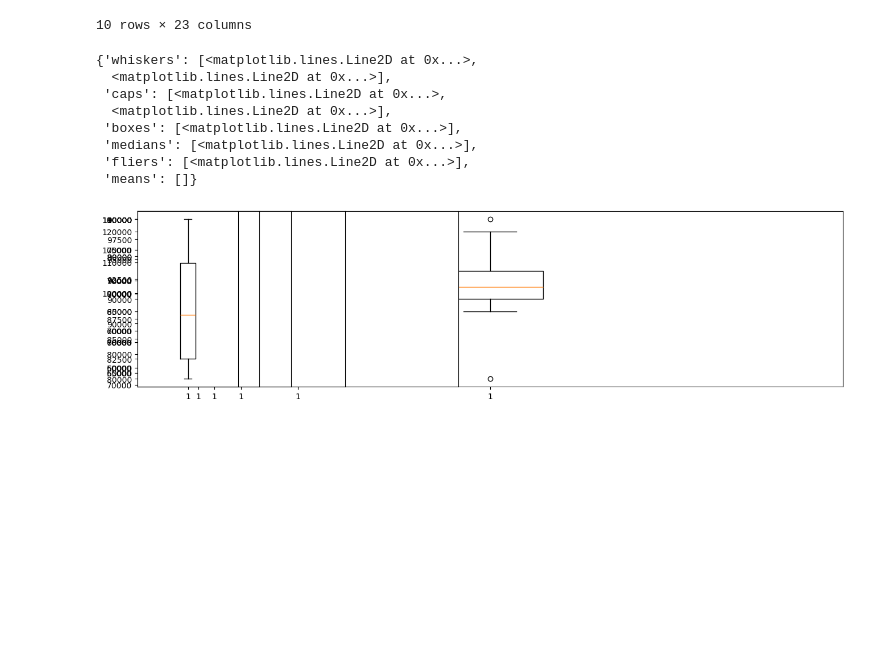
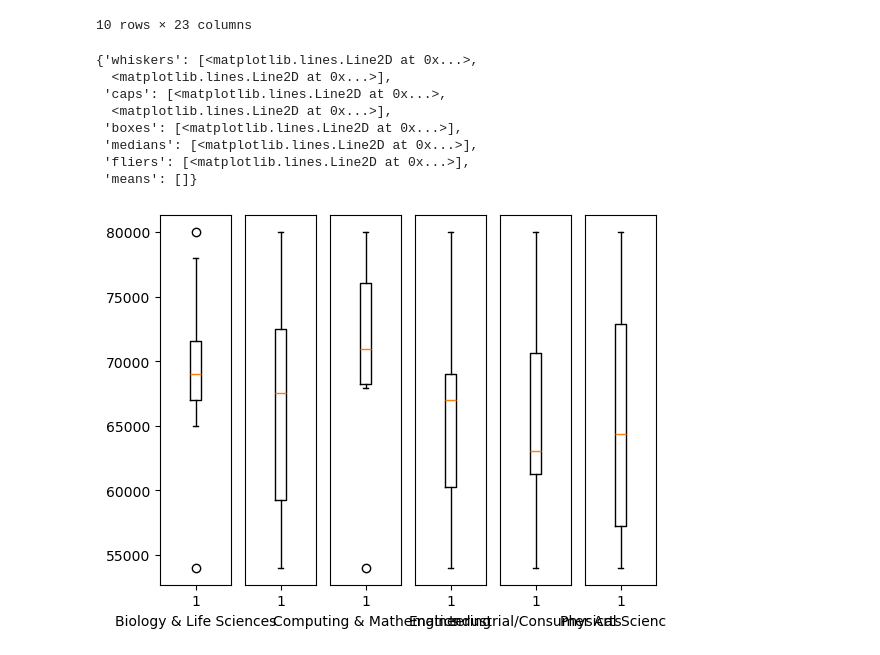
Before and after one commit to cph-datascience/census-career-exploration, a Jupyter notebook: DataFestWork/DataScienceClubFest.ipynb, the cells around one changed output. Cells and saved outputs as stored; diff of their text form; code cells hidden in the pictures; blank space fills up the shorter version.

Commit message:
Graph

```diff
--- a/DataFestWork/DataScienceClubFest.ipynb
+++ b/DataFestWork/DataScienceClubFest.ipynb
@@ -111,37 +111,46 @@ import seaborn as sns
 
 graph_max = graduates_df ['Grad_median'].max () * 2
 # %%
-y = np.linspace (0, 1000, int (graph_max))
-
 labels = ["Agriculture & Natural Sciences",
           "Biology & Life Sciences",
           "Computing & Mathematics",
           "Engineering",
           "Industrial/Consumer Arts",
           "Physical Sciences"]
 
-figure = plt.figure (figsize = (16, 4))
 
-ax1 = figure.add_subplot (111)
-ax2 = figure.add_subplot (121)
-ax3 = figure.add_subplot (131)
-ax4 = figure.add_subplot (141)
-ax5 = figure.add_subplot (151)
-ax6 = figure.add_subplot (161)
+figure, ((ax1), (ax2), (ax3), (ax4), (ax5), (ax6)) = plt.subplots (1, 6)
 
+
+ax1.set_xlabel (labels [0])
 ax1.boxplot (ans_df['Grad_median'])
+
+ax1.set_xlabel (labels [1])
+ax2.get_yaxis ().set_visible (False)
 ax2.boxplot (bls_df['Grad_median'])
+
+ax3.set_xlabel (labels [2])
+ax3.get_yaxis ().set_visible (False)
 ax3.boxplot (cam_df['Grad_median'])
+
+ax4.set_xlabel (labels [3])
+ax4.get_yaxis ().set_visible (False)
 ax4.boxplot (eng_df['Grad_median'])
+
+ax5.set_xlabel (labels [4])
+ax5.get_yaxis ().set_visible (False)
 ax5.boxplot (ics_df['Grad_median'])
+
+ax6.set_xlabel (labels [5])
+ax6.get_yaxis ().set_visible (False)
 ax6.boxplot (phy_df['Grad_median'])
 # %% [output]
 {'whiskers': [<matplotlib.lines.Line2D at 0x...>,
   <matplotlib.lines.Line2D at 0x...>],
  'caps': [<matplotlib.lines.Line2D at 0x...>,
   <matplotlib.lines.Line2D at 0x...>],
  'boxes': [<matplotlib.lines.Line2D at 0x...>],
  'medians': [<matplotlib.lines.Line2D at 0x...>],
  'fliers': [<matplotlib.lines.Line2D at 0x...>],
  'means': []}
-[figure, old version]
+[figure, new version]
```
